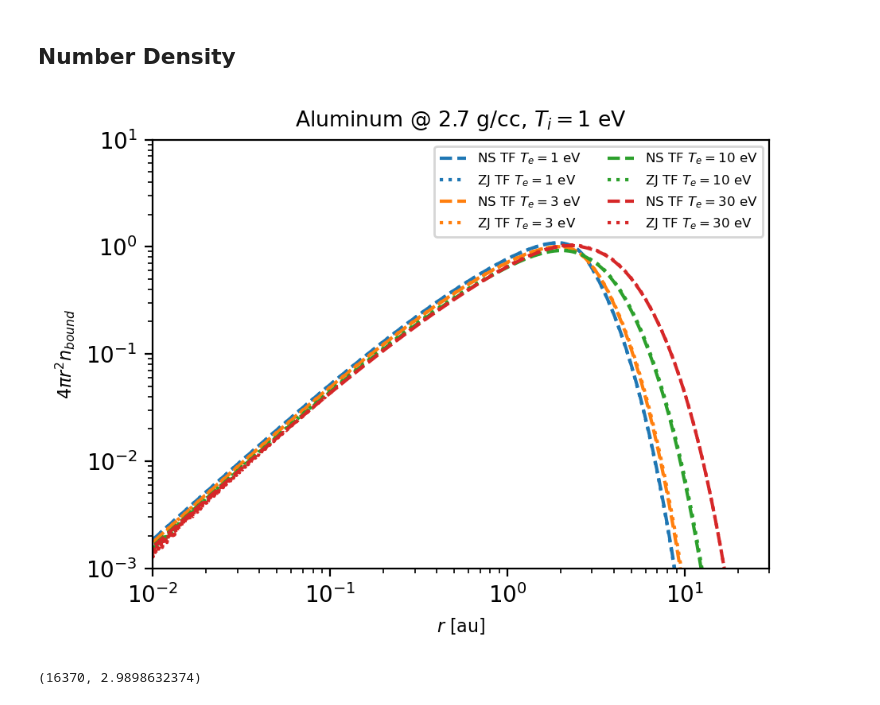
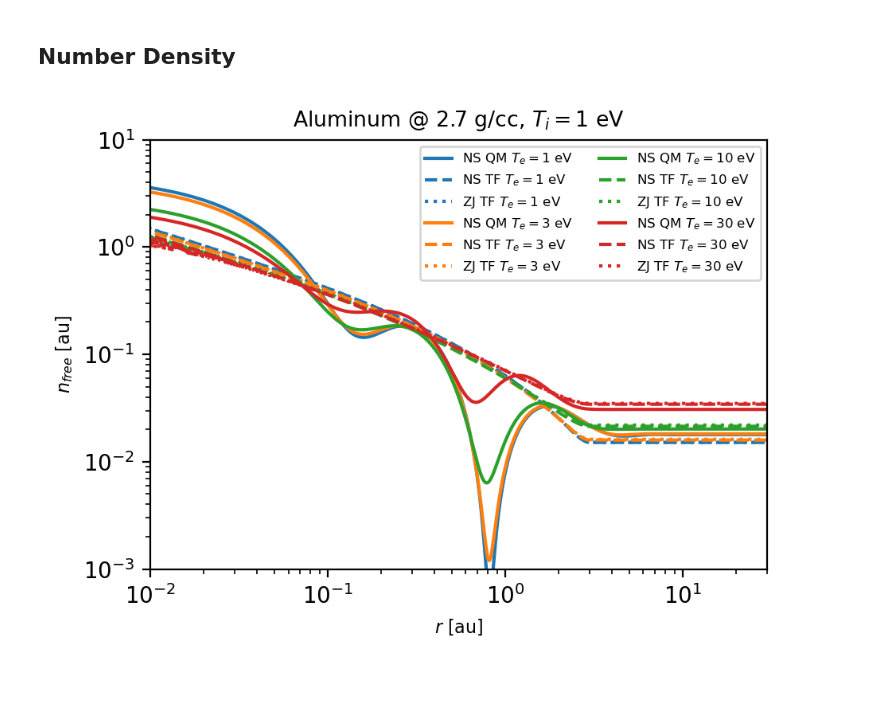
Before and after one commit to ZachAJohnson/OFAA, a Jupyter notebook: jupyter/Benchmarks/2T_NS.ipynb, the cells around one changed output. Drawn from its saved outputs; the diff is of its cells as text; code cells hidden in the pictures.

```diff
--- a/jupyter/Benchmarks/2T_NS.ipynb
+++ b/jupyter/Benchmarks/2T_NS.ipynb
@@ -368,7 +407,7 @@ def load_NS_ne_ks_data(filename, ne_type='full'):
 
 NS_folder = "/home/zach/plasma/average_atom/data/aluminum_2T/aluminum_2T_NS/"
 
-ne_type = 'screen'
+ne_type = 'free'
 
 # Fixed Ti cases
 NS_tf_ne11 = load_NS_ne_tf_data(NS_folder + "qm_ksdt_aluminum_ti1ev_t1ev_d2.7gpcc/aluminum.tfpa.dat", ne_type=ne_type)
@@ -397,23 +436,23 @@ NS_tf_ne24 = load_NS_ne_tf_data(NS_folder + "qm_ksdt_aluminum_ti30ev_t30ev_d2.7g
 NS_ks_ne24 = load_NS_ne_ks_data(NS_folder + "qm_ksdt_aluminum_ti30ev_t30ev_d2.7gpcc/aluminum.qmpa.dat", ne_type=ne_type)
 
 # Mine
-ZJ_ne11 = ZJ_aa_11.xs_e, ZJ_aa_11.ne_scr
-ZJ_ne12 = ZJ_aa_12.xs_e, ZJ_aa_12.ne_scr
-ZJ_ne13 = ZJ_aa_13.xs_e, ZJ_aa_13.ne_scr
-ZJ_ne14 = ZJ_aa_14.xs_e, ZJ_aa_14.ne_scr
-ZJ_ne21 = ZJ_aa_21.xs_e, ZJ_aa_21.ne_scr
-ZJ_ne22 = ZJ_aa_22.xs_e, ZJ_aa_22.ne_scr
-ZJ_ne23 = ZJ_aa_23.xs_e, ZJ_aa_23.ne_scr
-ZJ_ne24 = ZJ_aa_24.xs_e, ZJ_aa_24.ne_scr
+# ZJ_ne11 = ZJ_aa_11.xs_e, ZJ_aa_11.ne_scr
+# ZJ_ne12 = ZJ_aa_12.xs_e, ZJ_aa_12.ne_scr
+# ZJ_ne13 = ZJ_aa_13.xs_e, ZJ_aa_13.ne_scr
+# ZJ_ne14 = ZJ_aa_14.xs_e, ZJ_aa_14.ne_scr
+# ZJ_ne21 = ZJ_aa_21.xs_e, ZJ_aa_21.ne_scr
+# ZJ_ne22 = ZJ_aa_22.xs_e, ZJ_aa_22.ne_scr
+# ZJ_ne23 = ZJ_aa_23.xs_e, ZJ_aa_23.ne_scr
+# ZJ_ne24 = ZJ_aa_24.xs_e, ZJ_aa_24.ne_scr
 
-# ZJ_ne11 = ZJ_aa_11.xs_e, ZJ_aa_11.n_b
-# ZJ_ne12 = ZJ_aa_12.xs_e, ZJ_aa_12.n_b
-# ZJ_ne13 = ZJ_aa_13.xs_e, ZJ_aa_13.n_b
-# ZJ_ne14 = ZJ_aa_14.xs_e, ZJ_aa_14.n_b
-# ZJ_ne21 = ZJ_aa_21.xs_e, ZJ_aa_21.n_b
-# ZJ_ne22 = ZJ_aa_22.xs_e, ZJ_aa_22.n_b
-# ZJ_ne23 = ZJ_aa_23.xs_e, ZJ_aa_23.n_b
-# ZJ_ne24 = ZJ_aa_24.xs_e, ZJ_aa_24.n_b
+ZJ_ne11 = ZJ_aa_11.xs_e, ZJ_aa_11.nf
+ZJ_ne12 = ZJ_aa_12.xs_e, ZJ_aa_12.nf
+ZJ_ne13 = ZJ_aa_13.xs_e, ZJ_aa_13.nf
+ZJ_ne14 = ZJ_aa_14.xs_e, ZJ_aa_14.nf
+ZJ_ne21 = ZJ_aa_21.xs_e, ZJ_aa_21.nf
+ZJ_ne22 = ZJ_aa_22.xs_e, ZJ_aa_22.nf
+ZJ_ne23 = ZJ_aa_23.xs_e, ZJ_aa_23.nf
+ZJ_ne24 = ZJ_aa_24.xs_e, ZJ_aa_24.nf
 # %%
 def plot_ne(ne_data, ks=False, figax = None, **kwargs):#line = None, color=None, label=None):
     if figax is None:
@@ -421,7 +460,7 @@ def plot_ne(ne_data, ks=False, figax = None, **kwargs):#line = None, color=None,
     else:
         fig, ax  = figax
 
-    fourpi = True
+    fourpi = False
     if fourpi==True:
         if ks==False:
             ax.plot(ne_data[0], 4*π*ne_data[0]**2*ne_data[1], **kwargs )#, linestyle=line, color=color, label=label)
@@ -438,39 +477,35 @@ def plot_ne(ne_data, ks=False, figax = None, **kwargs):#line = None, color=None,
     if False:
         ax.set_xlim(0,3)
         ax.set_ylim(0, 13)
     else:
         ax.set_xlim(1e-2,30)
         ax.set_yscale('log')#, linthresh=1e-3)
         ax.set_xscale('log')
         ax.set_ylim(1e-3, 1e1)
 
 
     ax.set_xlabel(r"$r $ [au]")
 
     ax.legend(fontsize=6, ncols=2)
 
 # Fixed Ti
 fig, ax = plt.subplots()
 ax.set_title(r"Aluminum @ $2.7$ g/cc, $T_i = 1 $ eV")
 
-# plot_ne(NS_ks_ne11, ks=True, figax = (fig, ax), color=color_cycle[0], linestyle='-', label=r"NS QM $T_e=1$ eV")
+plot_ne(NS_ks_ne11, ks=True, figax = (fig, ax), color=color_cycle[0], linestyle='-', label=r"NS QM $T_e=1$ eV")
 plot_ne(NS_tf_ne11, ks=False, figax = (fig, ax), color=color_cycle[0], linestyle='--', label=r"NS TF $T_e=1$ eV")
 plot_ne(ZJ_ne11, figax = (fig, ax), color=color_cycle[0], linestyle=':', label=r"ZJ TF $T_e=1$ eV")
 
-# plot_ne(NS_ks_ne12, ks=True, figax = (fig, ax), color=color_cycle[1], linestyle='-', label=r"NS QM $T_e=3$ eV")
+plot_ne(NS_ks_ne12, ks=True, figax = (fig, ax), color=color_cycle[1], linestyle='-', label=r"NS QM $T_e=3$ eV")
 plot_ne(NS_tf_ne12, ks=False,  figax = (fig, ax), color=color_cycle[1], linestyle='--', label=r"NS TF $T_e=3$ eV")
 plot_ne(ZJ_ne12, figax = (fig, ax), color=color_cycle[1], linestyle=':', label=r"ZJ TF $T_e=3$ eV")
 
-# plot_ne(NS_ks_ne13, ks=True, figax = (fig, ax), color=color_cycle[2], linestyle='-', label=r"NS QM $T_e=10$ eV")
+plot_ne(NS_ks_ne13, ks=True, figax = (fig, ax), color=color_cycle[2], linestyle='-', label=r"NS QM $T_e=10$ eV")
 plot_ne(NS_tf_ne13, ks=False,  figax = (fig, ax), color=color_cycle[2], linestyle='--', label=r"NS TF $T_e=10$ eV")
 plot_ne(ZJ_ne13, figax = (fig, ax), color=color_cycle[2], linestyle=':', label=r"ZJ TF $T_e=10$ eV")
 
-# plot_ne(NS_ks_ne14, ks=True, figax = (fig, ax), color=color_cycle[3], linestyle='-', label=r"NS QM $T_e=30$ eV")
+plot_ne(NS_ks_ne14, ks=True, figax = (fig, ax), color=color_cycle[3], linestyle='-', label=r"NS QM $T_e=30$ eV")
 plot_ne(NS_tf_ne14, ks=False,  figax = (fig, ax), color=color_cycle[3], linestyle='--', label=r"NS TF $T_e=30$ eV")
 plot_ne(ZJ_ne14, figax = (fig, ax), color=color_cycle[3], linestyle=':', label=r"ZJ TF $T_e=30$ eV")
 # %% [output]
-[figure, old version]
+[figure, new version]
-# %%
-np.argmin( np.abs(NS_tf_ne14[0]-2.99)), NS_tf_ne14[0][16370]
-# %% [output]
-(16370, 2.9898632374)
```
Also changed, not shown: parts of 5 cells of this notebook, 39 other files.
